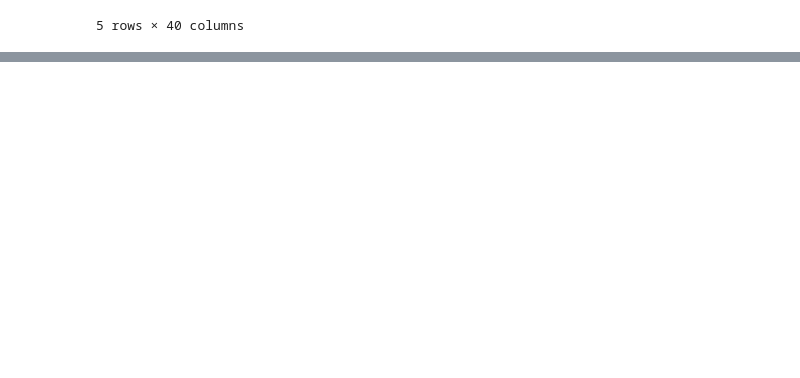
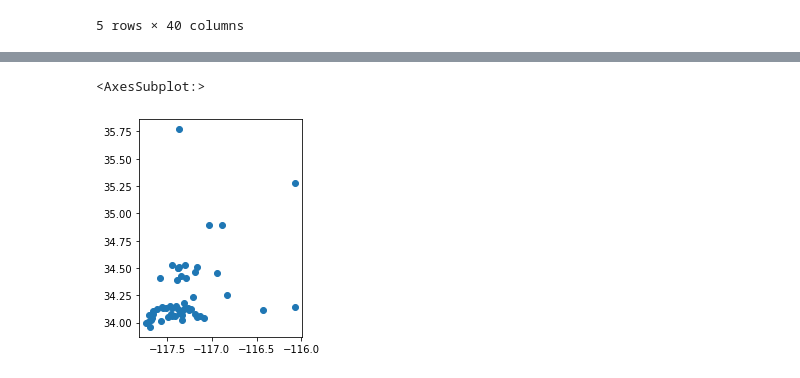
Before and after one commit to nnasr001/PBPL280S21Project1, a Jupyter notebook: Schoolsproject.ipynb, the cells around one changed output, grey strips where cells are left out. Saved outputs shown, nothing was run; the diff lists cells and outputs as text; code cells hidden in the pictures; blank space fills up the shorter version.

Commit message:
adding visualization

```diff
--- a/Schoolsproject.ipynb
+++ b/Schoolsproject.ipynb
@@ -239,3 +239,5 @@ sbschools.head()
 | 8 | None | 060001510305 | Lucerne Valley High | 0600015 | 09 | 12 | 1 | CA | 0 | 260124.495313 | ... |
 | 9 | Upland HS | 060001609086 | Upland High | 0600016 | 09 | 12 | 0 | CA | 0 | 51710.014112 | ... |
 5 rows × 40 columns
+# %%
+sbschools = geopandas.GeoDataFrame(sbschools, geometry = "geometry_y")
@@ -241,0 +253,7 @@ sbschools.head()
+# %%
+ocschools = geopandas.GeoDataFrame(sbschools, geometry = "geometry_y")
+# %%
+ocschools.plot()
+# %% [output]
+<AxesSubplot:>
+[figure, added]
```
Also changed, not shown: parts of 10 cells of this notebook.
